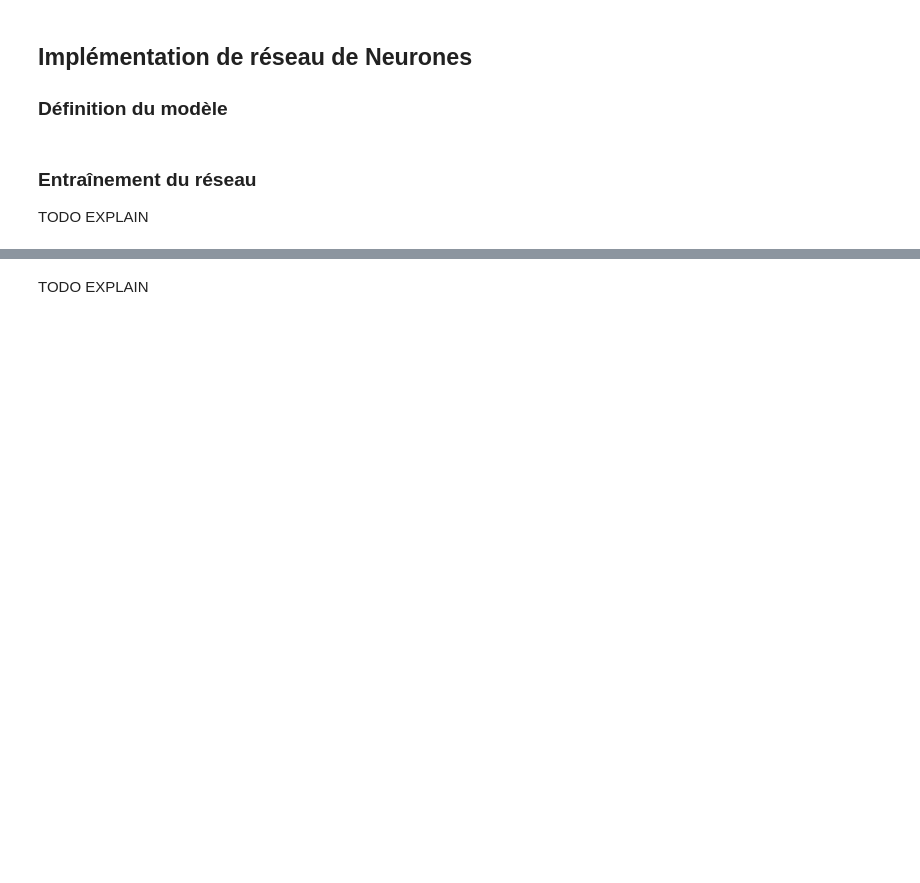
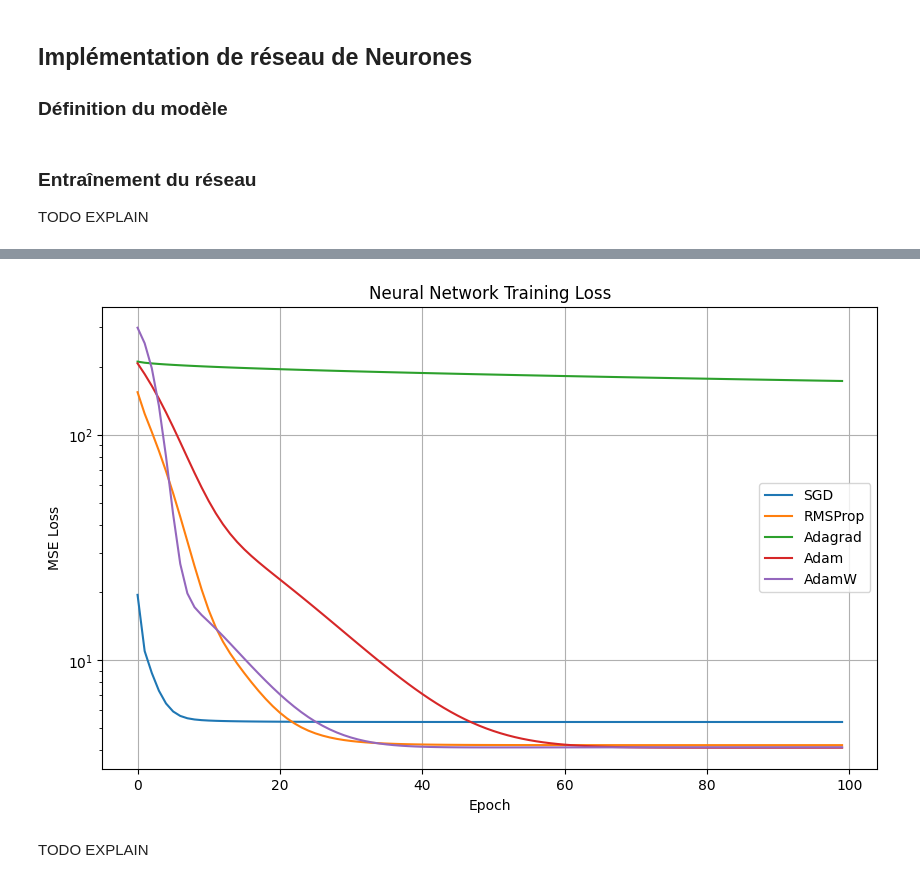
Before and after one commit to DjDonPablo/TP3-PROG-DIFF, a Jupyter notebook: TP3_prog_diff.ipynb, the cells around one changed output, grey strips where cells are left out. Saved outputs shown, nothing was run; the diff lists cells and outputs as text; code cells hidden in the pictures; blank space fills up the shorter version.

```diff
--- a/TP3_prog_diff.ipynb
+++ b/TP3_prog_diff.ipynb
@@ -377,12 +484,12 @@ TODO EXPLAIN
 
 ### Définition du modèle
 # %%
-def func_nn(x, W1 , b1 , W2 , b2):
+def func_nn(x: Tensor, W1: Tensor, b1: Tensor, W2: Tensor, b2: Tensor):
     h1 = W1 * x + b1
     y = W2 * h1 + b2
     return y
 
-def mse(y, y_hat):
+def mse(y: Tensor, y_hat: Tensor):
     return (y - y_hat) ** 2
 # %% [markdown]
 ### Entraînement du réseau
@@ -393,0 +559,15 @@ def eval_nn_optim ():
+# %%
+def plot_nn_results(results):
+    plt.figure(figsize=(10, 6))
+    for optimizer, losses in results.items():
+        plt.plot(losses, label=optimizer)
+
+    plt.title('Neural Network Training Loss')
+    plt.xlabel('Epoch')
+    plt.ylabel('MSE Loss')
+    plt.legend()
+    plt.grid(True)
+    plt.yscale('log')
+    plt.show()
+# %%
+results = eval_nn_optim()
@@ -394,3 +592,7 @@ def eval_nn_optim ():
+# %%
+plot_nn_results(results=results)
+# %% [output]
+[figure, added]
 # %% [markdown]
 TODO EXPLAIN
 # %% [markdown]
```
Also changed, not shown: parts of 28 cells of this notebook.
